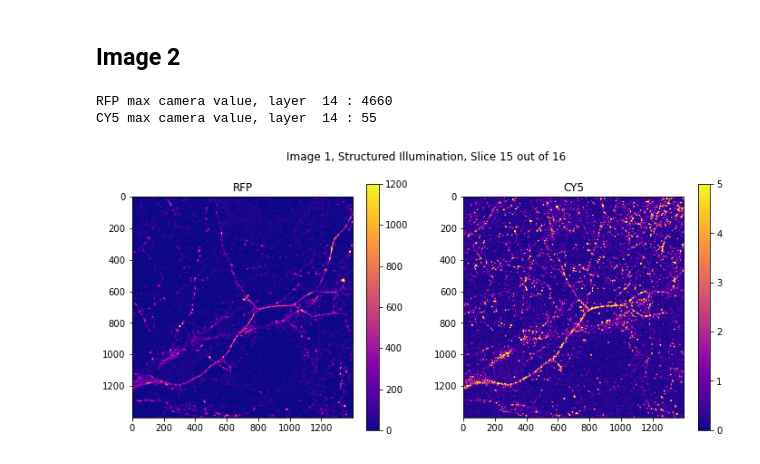
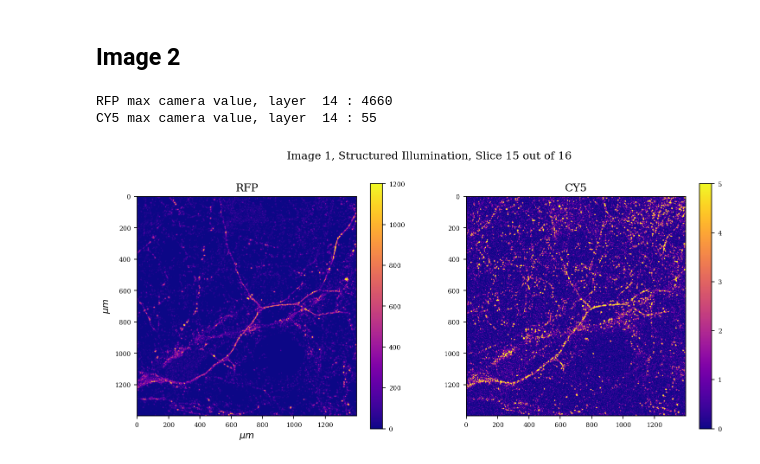
Before and after one commit to leonardocattarin/NeuronConnectivity, a Jupyter notebook: Microscopy_analysis.ipynb, the cells around one changed output. Cells and saved outputs as stored; diff of their text form; code cells hidden in the pictures.

```diff
--- a/Microscopy_analysis.ipynb
+++ b/Microscopy_analysis.ipynb
@@ -7,5 +7,12 @@ from matplotlib import pyplot as plt
 #figure size
 plt.rcParams['figure.figsize'] = [12,5]
 
+plt.rcParams['figure.dpi'] = 150
+plt.rcParams['savefig.dpi'] = 300
+
+plt.rc('font', family='serif')
+plt.rc('xtick', labelsize='x-small')
+plt.rc('ytick', labelsize='x-small')
+
 #default colormap
 plt.rc('image', cmap='plasma')
@@ -605,29 +86,33 @@ Text(0.5, 1.0, 'Unfiltered')
 ## Image 2
 # %%
 N_layers = len(cv_img_2_str_RFP)
-ii = 14
+n_img = 14
 
 fig, (ax1,ax2) = plt.subplots(1,2)
 
-fig.suptitle("Image 1, Structured Illumination, Slice " + str(ii+1) + " out of " + str(N_layers))
+#RFP
+fig.suptitle("Image 1, Structured Illumination, Slice " + str(n_img+1) + " out of " + str(N_layers))
 
-pos1 = ax1.imshow(cv_img_2_str_RFP[ii])
+pos1 = ax1.imshow(cv_img_2_str_RFP[n_img])
 pos1.set_clim(0,1200)
 fig.colorbar(pos1, ax=ax1)
 ax1.set_title("RFP")
+ax1.set_ylabel("$\mu m$")
+ax1.set_xlabel("$\mu m$")
 
-
-
-
-pos2 = ax2.imshow(cv_img_2_str_CY5[ii])
+#CY5
+pos2 = ax2.imshow(cv_img_2_str_CY5[n_img])
 pos2.set_clim(0,5)
 fig.colorbar(pos2, ax=ax2)
 ax2.set_title("CY5")
+ax1.set_ylabel("$\mu m$")
+ax1.set_xlabel("$\mu m$")
 
-print("RFP max camera value, layer ", ii, ":", np.amax(cv_img_2_str_RFP[ii]))
-print("CY5 max camera value, layer ", ii, ":", np.amax(cv_img_2_str_CY5[ii]))
+
+print("RFP max camera value, layer ", n_img, ":", np.amax(cv_img_2_str_RFP[n_img]))
+print("CY5 max camera value, layer ", n_img, ":", np.amax(cv_img_2_str_CY5[n_img]))
 # %% [output]
 RFP max camera value, layer  14 : 4660
 CY5 max camera value, layer  14 : 55
-[figure, old version]
+[figure, new version]
 # %%
```
Also changed, not shown: parts of 52 cells of this notebook, 8 other files.
